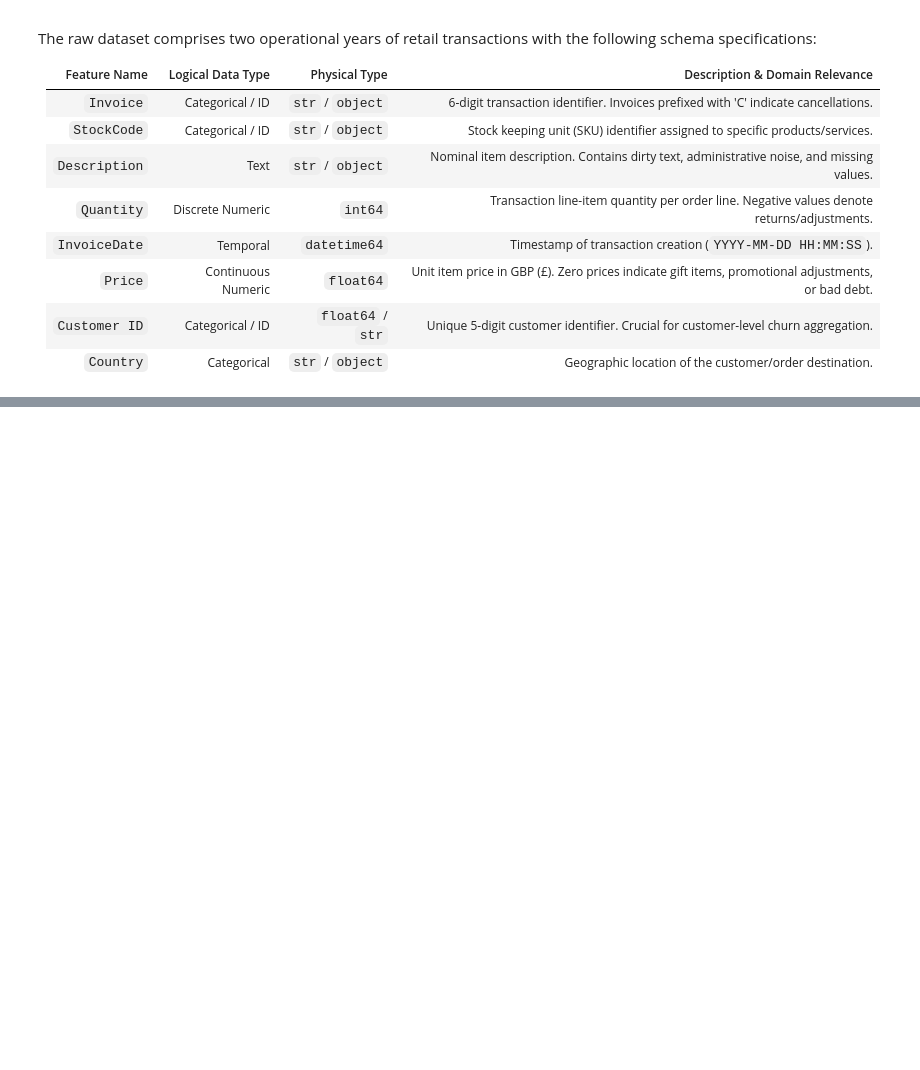
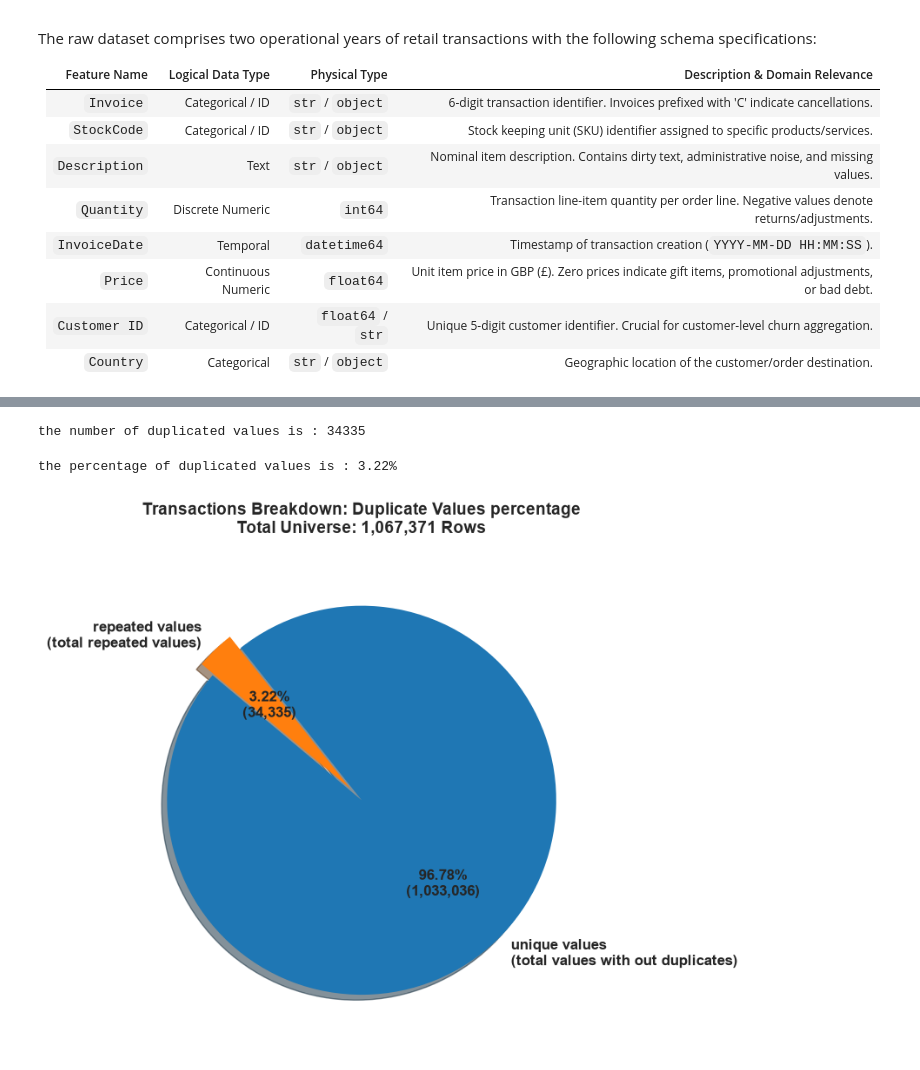
Before and after one commit to khairy-mo-001-cmd/Customer-Churn-Intelligence-System, a Jupyter notebook: notebooks/Data Understanding & Ingestion.ipynb, the cells around one changed output, grey strips where cells are left out. Cells and saved outputs as stored; diff of their text form; code cells hidden in the pictures; blank space fills up the shorter version.

```diff
--- a/notebooks/Data Understanding & Ingestion.ipynb
+++ b/notebooks/Data Understanding & Ingestion.ipynb
@@ -51,0 +178,31 @@ print(f"--> Target Raw Data Path: {RAW_DATA_PATH}")
+# %%
+print(f"the number of duplicated values is : {whole_df.duplicated().sum()}")
+# %% [output]
+the number of duplicated values is : 34335
+# %%
+doplicate_persentage = (whole_df.duplicated().sum()/len(whole_df))*100
+print(f"the percentage of duplicated values is : {doplicate_persentage:.2f}%")
+
+labels = ['unique values \n(total values with out duplicates)', 'repeated values\n(total repeated values)']
+sizes = [total_rows - whole_df.duplicated().sum(), whole_df.duplicated().sum()]
+colors = ['#1f77b4', '#ff7f0e']
+explode = (0, 0.08)
+
+plt.figure(figsize=(8, 8))
+plt.pie(
+    sizes,
+    labels=labels,
+    colors=colors,
+    explode=explode,
+    autopct=lambda pct: f"{pct:.2f}%\n({int(pct/100*total_rows):,})",
+    startangle=140,
+    textprops={'fontsize': 12, 'weight': 'bold'},
+    shadow=True
+)
+
+plt.title(f"Transactions Breakdown: Duplicate Values percentage\nTotal Universe: {total_rows:,} Rows", fontsize=14, fontweight='bold', pad=20)
+plt.tight_layout()
+plt.show()
+# %% [output]
+the percentage of duplicated values is : 3.22%
+[figure, added]
```
Also changed, not shown: parts of 41 cells of this notebook.
